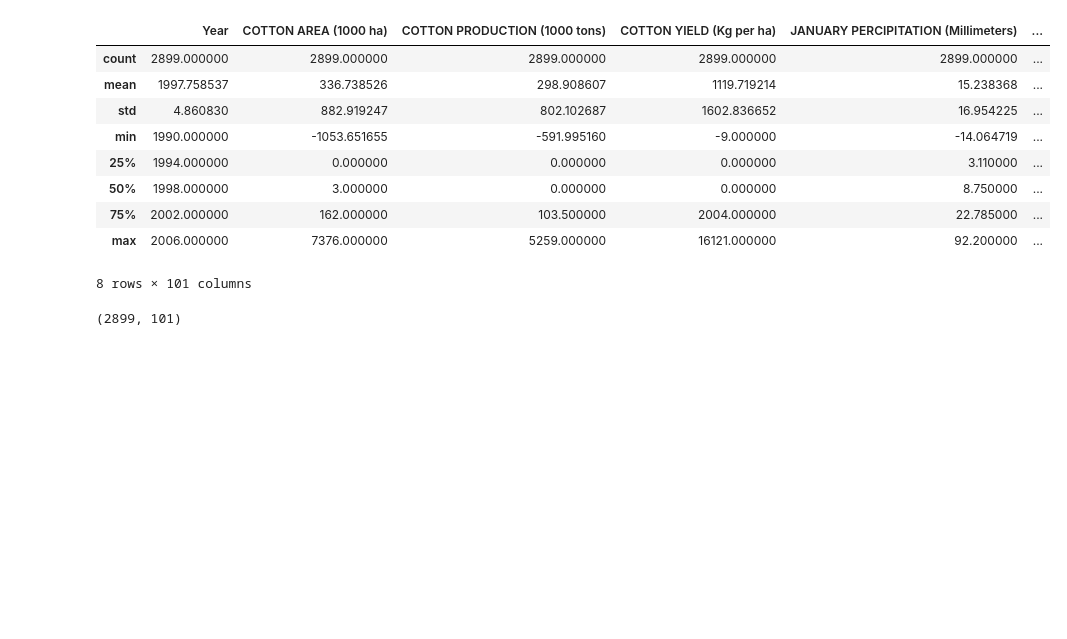
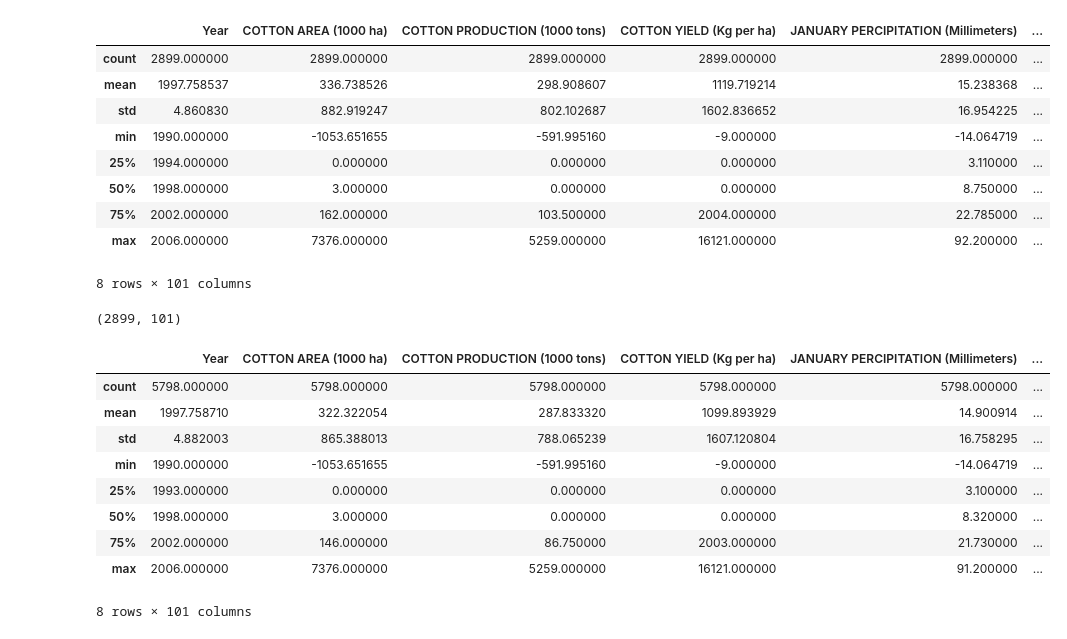
Before and after one commit to whitehatjr1001/Geopact-hackathon, a Jupyter notebook: Genpact_Hackathon.ipynb, the cells around one changed output. Saved outputs shown, nothing was run; the diff lists cells and outputs as text; code cells hidden in the pictures; blank space fills up the shorter version.

```diff
--- a/Genpact_Hackathon.ipynb
+++ b/Genpact_Hackathon.ipynb
@@ -154,0 +153,32 @@ _
+# %%
+desired_size = 4899
+
+# Determine the number of bootstrap samples needed
+num_samples = int(desired_size / len(df_no_outliers)) + 1
+
+# Initialize an empty list to store the bootstrap samples
+bootstrap_samples = []
+
+# Perform bootstrap sampling
+for _ in range(num_samples):
+    # Randomly select rows from the dataset with replacement
+    bootstrap_sample = df_no_outliers.sample(n=len(df_no_outliers), replace=True)
+
+    # Append the bootstrap sample to the list
+    bootstrap_samples.append(bootstrap_sample)
+
+# Concatenate the bootstrap samples into a single DataFrame
+bootstrap_df = pd.concat(bootstrap_samples, ignore_index=True)
+# %%
+bootstrap_df.describe()
+# %% [output]
+|  | Year | COTTON AREA (1000 ha) | COTTON PRODUCTION (1000 tons) | COTTON YIELD (Kg per ha) | JANUARY PERCIPITATION (Millimeters) | ... |
+| count | 5798.000000 | 5798.000000 | 5798.000000 | 5798.000000 | 5798.000000 | ... |
+| mean | 1997.758710 | 322.322054 | 287.833320 | 1099.893929 | 14.900914 | ... |
+| std | 4.882003 | 865.388013 | 788.065239 | 1607.120804 | 16.758295 | ... |
+| min | 1990.000000 | -1053.651655 | -591.995160 | -9.000000 | -14.064719 | ... |
+| 25% | 1993.000000 | 0.000000 | 0.000000 | 0.000000 | 3.100000 | ... |
+| 50% | 1998.000000 | 3.000000 | 0.000000 | 0.000000 | 8.320000 | ... |
+| 75% | 2002.000000 | 146.000000 | 86.750000 | 2003.000000 | 21.730000 | ... |
+| max | 2006.000000 | 7376.000000 | 5259.000000 | 16121.000000 | 91.200000 | ... |
+8 rows × 101 columns
```
Also changed, not shown: parts of 2 cells of this notebook.
